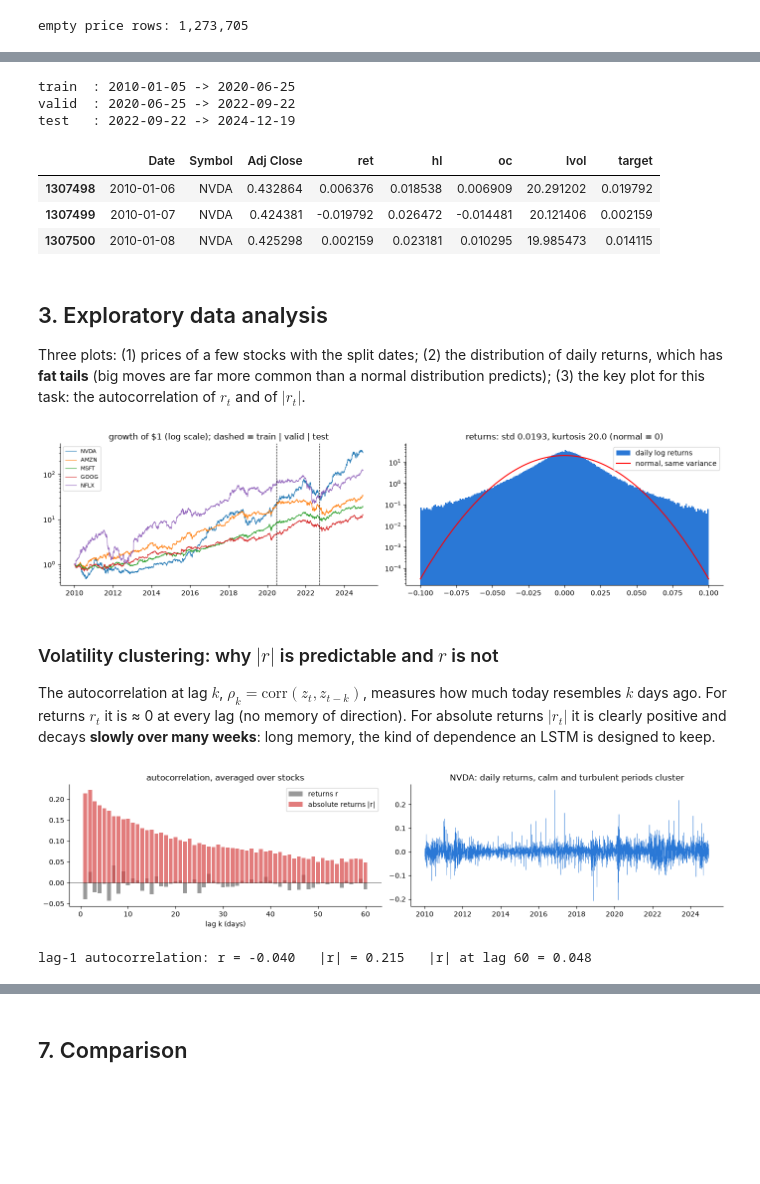
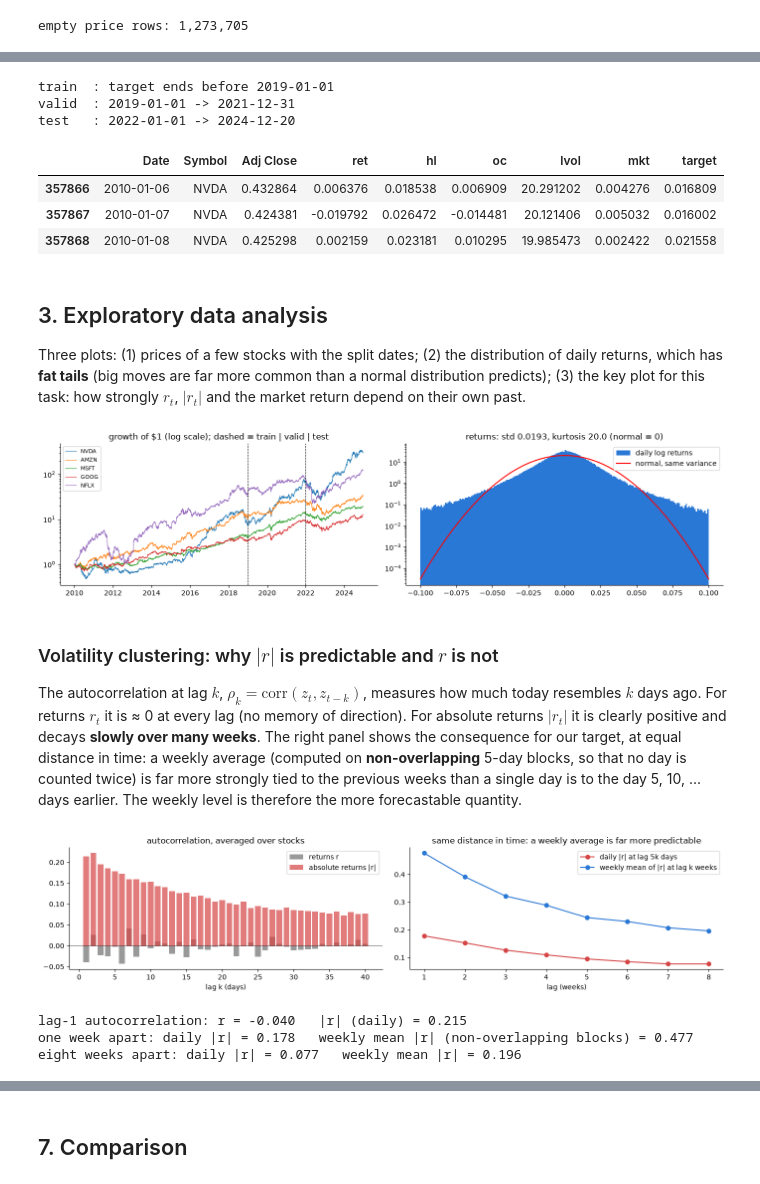
Before and after one commit to Nitditto/Intelligent_system, a Jupyter notebook: assignment_07/notebook/st_stocks.ipynb, the cells around one changed output, grey strips where cells are left out. Cells and saved outputs as stored; diff of their text form; code cells hidden in the pictures; blank space fills up the shorter version.

```diff
--- a/assignment_07/notebook/st_stocks.ipynb
+++ b/assignment_07/notebook/st_stocks.ipynb
@@ -16,17 +17,19 @@ import os, time, json, random, warnings
 from pathlib import Path
 os.environ.setdefault("TF_CPP_MIN_LOG_LEVEL", "3")
 import numpy as np, pandas as pd, matplotlib.pyplot as plt
+from numpy.lib.stride_tricks import sliding_window_view
 warnings.filterwarnings("ignore")
 
-SEED = 42
+SEED = 2024
 random.seed(SEED); np.random.seed(SEED)
 DATA = Path("../dataset/st")
 RES = Path("results"); RES.mkdir(parents=True, exist_ok=True)
 IMG = Path("../report/images"); IMG.mkdir(parents=True, exist_ok=True)
 
-T, H, LAYERS = 60, 32, 5
-BATCH, LR, CLIP = 256, 1e-3, 1.0
-EPOCHS, PATIENCE = 10, 2
+T, HZ, H, LAYERS = 40, 5, 32, 5                       # window, forecast horizon (days), units, layers
+BATCH, LR, CLIP = 512, 2e-3, 1.0
+EPOCHS, PATIENCE = 12, 3
+CUT_VALID, CUT_TEST = pd.Timestamp("2019-01-01"), pd.Timestamp("2022-01-01")
 plt.rcParams.update({"figure.dpi": 100, "axes.spines.top": False, "axes.spines.right": False})
 print("results ->", RES.resolve())
 # %% [output]
@@ -93,32 +98,34 @@ px["ret"] = px.groupby("Symbol")["Adj Close"].transform(lambda s: np.log(s).diff
 px["hl"] = (px.High - px.Low) / px.Close
 px["oc"] = np.log(px.Close / px.Open)
 px["lvol"] = np.log(px.Volume)
-px["target"] = px.groupby("Symbol").ret.shift(-1).abs()          # |r_{t+1}|: known only tomorrow
-px = px.dropna(subset=["ret", "target"])
-dates = np.sort(px.Date.unique())
-c1, c2 = dates[int(0.70 * len(dates))], dates[int(0.85 * len(dates))]
-print("train  :", pd.Timestamp(dates[0]).date(), "->", pd.Timestamp(c1).date())
-print("valid  :", pd.Timestamp(c1).date(), "->", pd.Timestamp(c2).date())
-print("test   :", pd.Timestamp(c2).date(), "->", pd.Timestamp(dates[-1]).date())
-aapl = px[px.Symbol == TICKERS[0]].iloc[1:4]
-display(aapl[["Date", "Symbol", "Adj Close", "ret", "hl", "oc", "lvol", "target"]])
+px["mkt"] = px.groupby("Date").ret.transform("mean")
+px["absr"] = px.ret.abs()
+g = px.groupby("Symbol")
+px["target"] = g.absr.transform(lambda s: s.rolling(HZ).mean().shift(-HZ))       # mean |r| over t+1..t+HZ
+px["tend"] = g.Date.shift(-HZ)                                                    # the day on which the target window ends
+px["base_5"] = g.absr.transform(lambda s: s.rolling(5).mean())                    # baselines use the past only
+px["base_20"] = g.absr.transform(lambda s: s.rolling(20).mean())
+px["base_ewma"] = g.absr.transform(lambda s: s.ewm(alpha=0.06, adjust=False).mean())
+px = px.dropna(subset=["ret"]).reset_index(drop=True)
+print("train  : target ends before", CUT_VALID.date()); print("valid  :", CUT_VALID.date(), "->", (CUT_TEST - pd.Timedelta(days=1)).date()); print("test   :", CUT_TEST.date(), "->", px.Date.max().date())
+display(px[px.Symbol == TICKERS[0]].iloc[1:4][["Date", "Symbol", "Adj Close", "ret", "hl", "oc", "lvol", "mkt", "target"]])
 # %% [output]
-train  : 2010-01-05 -> 2020-06-25
-valid  : 2020-06-25 -> 2022-09-22
-test   : 2022-09-22 -> 2024-12-19
+train  : target ends before 2019-01-01
+valid  : 2019-01-01 -> 2021-12-31
+test   : 2022-01-01 -> 2024-12-20
-|  | Date | Symbol | Adj Close | ret | hl | oc | lvol | target |
-| 1307498 | 2010-01-06 | NVDA | 0.432864 | 0.006376 | 0.018538 | 0.006909 | 20.291202 | 0.019792 |
-| 1307499 | 2010-01-07 | NVDA | 0.424381 | -0.019792 | 0.026472 | -0.014481 | 20.121406 | 0.002159 |
-| 1307500 | 2010-01-08 | NVDA | 0.425298 | 0.002159 | 0.023181 | 0.010295 | 19.985473 | 0.014115 |
+|  | Date | Symbol | Adj Close | ret | hl | oc | lvol | mkt | target |
+| 357866 | 2010-01-06 | NVDA | 0.432864 | 0.006376 | 0.018538 | 0.006909 | 20.291202 | 0.004276 | 0.016809 |
+| 357867 | 2010-01-07 | NVDA | 0.424381 | -0.019792 | 0.026472 | -0.014481 | 20.121406 | 0.005032 | 0.016002 |
+| 357868 | 2010-01-08 | NVDA | 0.425298 | 0.002159 | 0.023181 | 0.010295 | 19.985473 | 0.002422 | 0.021558 |
 # %% [markdown]
 ## 3. Exploratory data analysis
 
-Three plots: (1) prices of a few stocks with the split dates; (2) the distribution of daily returns, which has **fat tails** (big moves are far more common than a normal distribution predicts); (3) the key plot for this task: the autocorrelation of $r_t$ and of $\lvert r_t\rvert$.
+Three plots: (1) prices of a few stocks with the split dates; (2) the distribution of daily returns, which has **fat tails** (big moves are far more common than a normal distribution predicts); (3) the key plot for this task: how strongly $r_t$, $\lvert r_t\rvert$ and the market return depend on their own past.
 # %%
 fig, ax = plt.subplots(1, 2, figsize=(14, 3.6))
 for s in TICKERS[:5]:
     d = px[px.Symbol == s]; ax[0].plot(d.Date, d["Adj Close"] / d["Adj Close"].iloc[0], lw=0.8, label=s)
-for c in (c1, c2): ax[0].axvline(c, c="k", ls="--", lw=0.8)
+for c in (CUT_VALID, CUT_TEST): ax[0].axvline(c, c="k", ls="--", lw=0.8)
 ax[0].set_yscale("log"); ax[0].set_title("growth of $1 (log scale); dashed = train | valid | test"); ax[0].legend(fontsize=8)
 r = px.ret.values
 ax[1].hist(r, bins=200, range=(-0.1, 0.1), density=True, color="#2a78d6", label="daily log returns")
@@ -126,28 +133,37 @@ xx = np.linspace(-0.1, 0.1, 400); ax[1].plot(xx, np.exp(-xx**2 / (2 * r.var()))
 ax[1].set_yscale("log"); ax[1].legend(); ax[1].set_title(f"returns: std {r.std():.4f}, kurtosis {pd.Series(r).kurt():.1f} (normal = 0)")
 plt.tight_layout(); plt.savefig(IMG / "ST_eda.png", bbox_inches="tight"); plt.show()
 # %% [output]
-[figure, old version]
+[figure, new version]
 # %% [markdown]
 ### Volatility clustering: why $\lvert r\rvert$ is predictable and $r$ is not
 
-The autocorrelation at lag $k$, $\rho_k=\mathrm{corr}(z_t,z_{t-k})$, measures how much today resembles $k$ days ago. For returns $r_t$ it is ≈ 0 at every lag (no memory of direction). For absolute returns $\lvert r_t\rvert$ it is clearly positive and decays **slowly over many weeks**: long memory, the kind of dependence an LSTM is designed to keep.
+The autocorrelation at lag $k$, $\rho_k=\mathrm{corr}(z_t,z_{t-k})$, measures how much today resembles $k$ days ago. For returns $r_t$ it is ≈ 0 at every lag (no memory of direction). For absolute returns $\lvert r_t\rvert$ it is clearly positive and decays **slowly over many weeks**. The right panel shows the consequence for our target, at equal distance in time: a weekly average (computed on **non-overlapping** 5-day blocks, so that no day is counted twice) is far more strongly tied to the previous weeks than a single day is to the day 5, 10, ... days earlier. The weekly level is therefore the more forecastable quantity.
 # %%
 def acf(x, lags):
     x = x - x.mean(); v = (x * x).mean()
     return np.array([(x[k:] * x[:-k]).mean() / v for k in lags])
-lags = np.arange(1, 61)
-a_r = np.mean([acf(px[px.Symbol == s].ret.values, lags) for s in TICKERS], 0)
-a_abs = np.mean([acf(np.abs(px[px.Symbol == s].ret.values), lags) for s in TICKERS], 0)
+lags = np.arange(1, 41)
+by = {s: d for s, d in px.groupby("Symbol")}
+a_r = np.mean([acf(by[s].ret.values, lags) for s in TICKERS], 0)
+a_abs = np.mean([acf(by[s].absr.values, lags) for s in TICKERS], 0)
+wk_lags = np.arange(1, 9)                                     # lags in weeks; the weekly series uses NON-overlapping blocks of 5 days
+def weekly(x): n = len(x) // HZ * HZ; return x[:n].reshape(-1, HZ).mean(1)
+a_wk = np.mean([acf(weekly(by[s].absr.values), wk_lags) for s in TICKERS], 0)
+a_day_at_wk = a_abs[wk_lags * HZ - 1]                          # the daily |r| at the same distance (5, 10, ... days)
 fig, ax = plt.subplots(1, 2, figsize=(14, 3.4))
 ax[0].bar(lags, a_r, color="#999", label="returns r"); ax[0].bar(lags, a_abs, color="#d64545", alpha=0.7, label="absolute returns |r|")
 ax[0].axhline(0, c="k", lw=0.5); ax[0].set_xlabel("lag k (days)"); ax[0].set_title("autocorrelation, averaged over stocks"); ax[0].legend()
-d = px[px.Symbol == TICKERS[0]]
-ax[1].plot(d.Date, d.ret, lw=0.4, c="#2a78d6"); ax[1].set_title(f"{TICKERS[0]}: daily returns, calm and turbulent periods cluster")
+ax[1].plot(wk_lags, a_day_at_wk, "o-", c="#d64545", label="daily |r| at lag 5k days"); ax[1].plot(wk_lags, a_wk, "o-", c="#2a78d6", label="weekly mean of |r| at lag k weeks")
+ax[1].set_xlabel("lag (weeks)"); ax[1].set_title("same distance in time: a weekly average is far more predictable"); ax[1].legend()
 plt.tight_layout(); plt.savefig(IMG / "ST_clustering.png", bbox_inches="tight"); plt.show()
-print("lag-1 autocorrelation: r = %.3f   |r| = %.3f   |r| at lag 60 = %.3f" % (a_r[0], a_abs[0], a_abs[-1]))
+print("lag-1 autocorrelation: r = %.3f   |r| (daily) = %.3f" % (a_r[0], a_abs[0]))
+print("one week apart: daily |r| = %.3f   weekly mean |r| (non-overlapping blocks) = %.3f" % (a_day_at_wk[0], a_wk[0]))
+print("eight weeks apart: daily |r| = %.3f   weekly mean |r| = %.3f" % (a_day_at_wk[-1], a_wk[-1]))
 # %% [output]
-[figure, old version]
+[figure, new version]
-lag-1 autocorrelation: r = -0.040   |r| = 0.215   |r| at lag 60 = 0.048
+lag-1 autocorrelation: r = -0.040   |r| (daily) = 0.215
+one week apart: daily |r| = 0.178   weekly mean |r| (non-overlapping blocks) = 0.477
+eight weeks apart: daily |r| = 0.077   weekly mean |r| = 0.196
 # %% [markdown]
 ## 4. Windows, scaling and baselines
 
```
Also changed, not shown: parts of 29 cells of this notebook, 48 other files.
